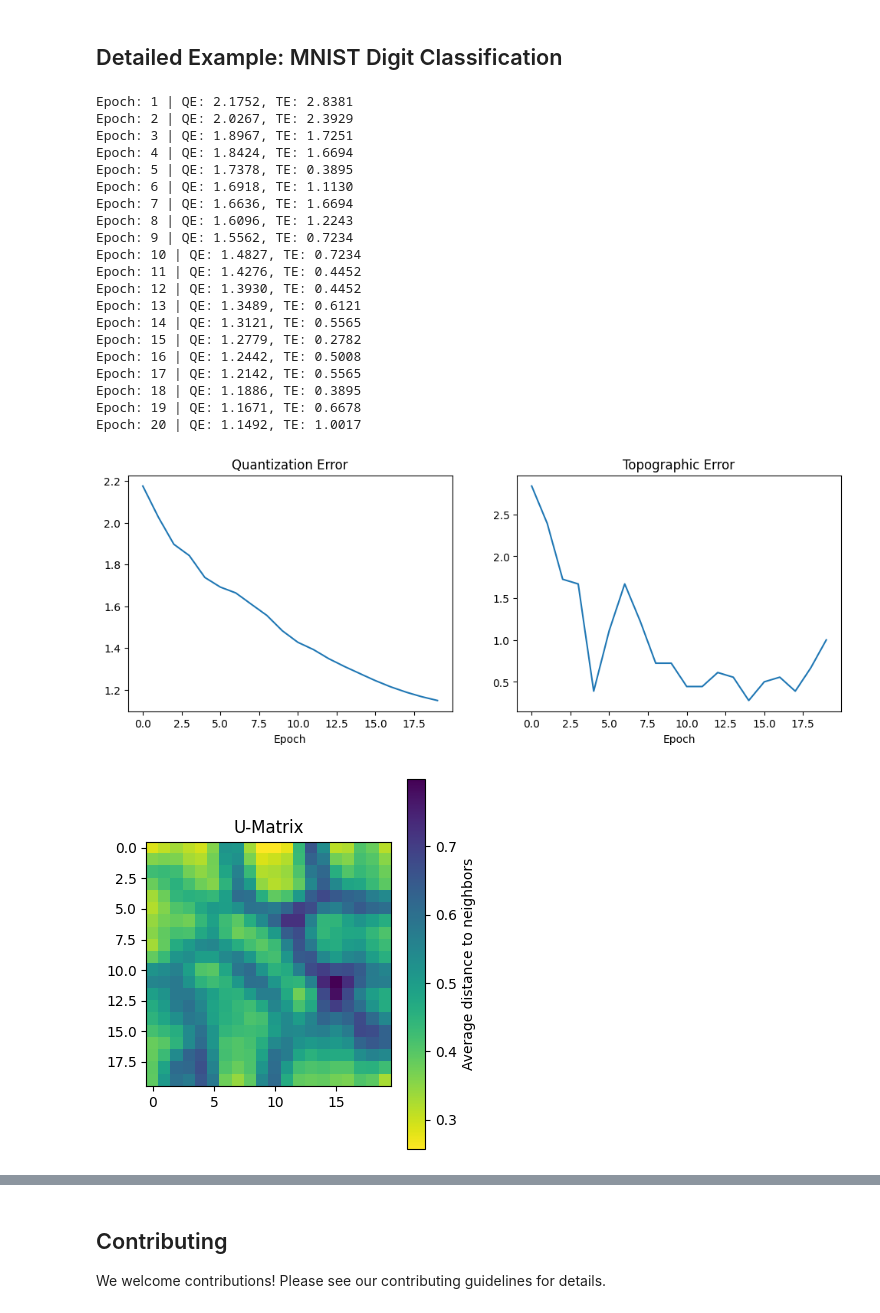
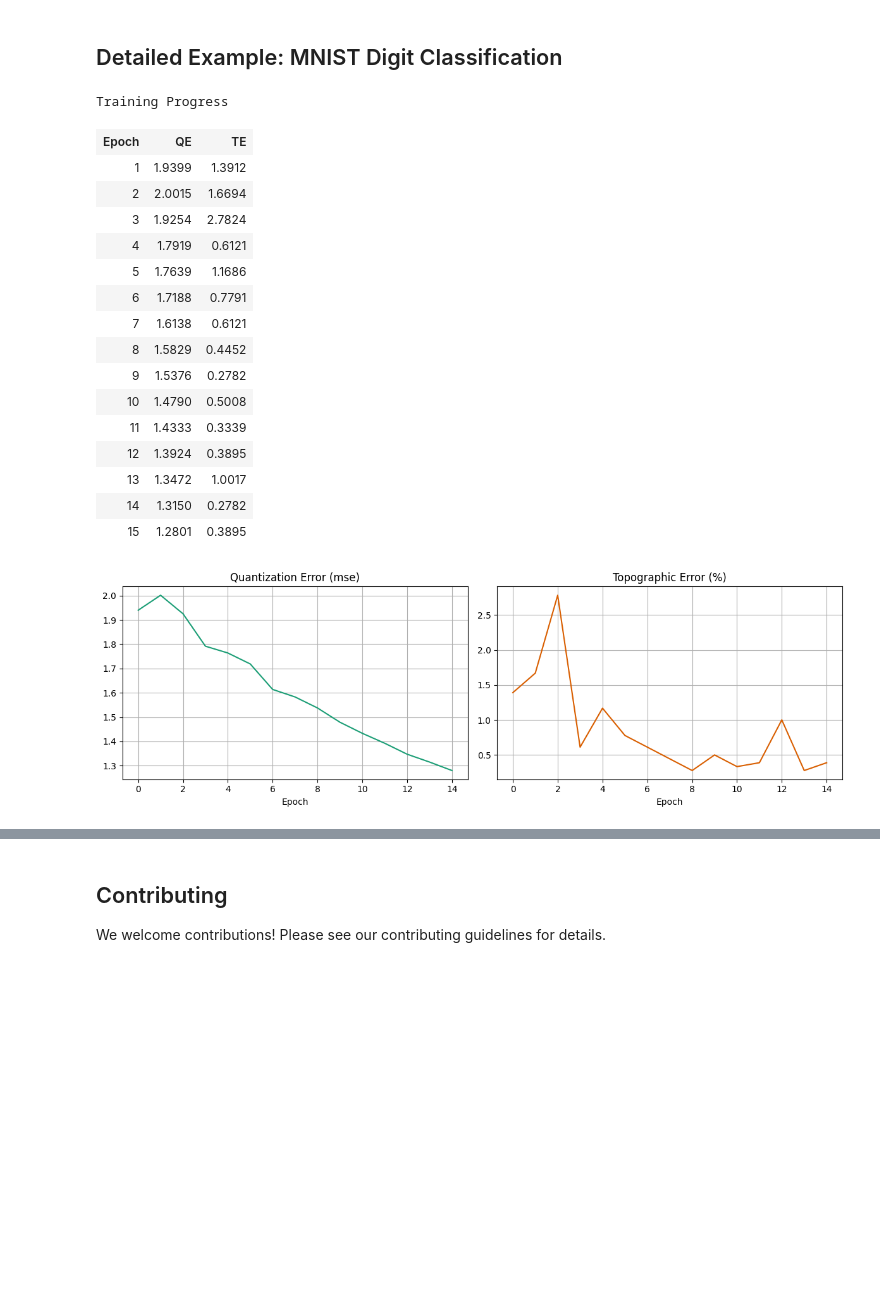
Before and after one commit to franckalbinet/teuvo, a Jupyter notebook: nbs/index.ipynb, the cells around one changed output, grey strips where cells are left out. Saved outputs shown, nothing was run; the diff lists cells and outputs as text; code cells hidden in the pictures; blank space fills up the shorter version.

```diff
--- a/nbs/index.ipynb
+++ b/nbs/index.ipynb
@@ -73,71 +77,52 @@ Epoch: 20 | QE: 1.1529, TE: 0.4452
 # %% [markdown]
 ## Detailed Example: MNIST Digit Classification
 # %%
+#| eval: false
 from teuvo.core import SOM, Scheduler
 import numpy as np
 from sklearn.datasets import load_digits
 import matplotlib.pyplot as plt
 
 # Load and preprocess data
 X, y = load_digits(return_X_y=True)
 X_norm = (X - np.mean(X, axis=-1, keepdims=True))/X.max()
 
 # Initialize SOM
 som = SOM(
     grid_sz=(20,20),
     input_dim=64,
     init='pca'  # Use PCA initialization
 )
 
 # Create custom schedulers
 lr_scheduler = Scheduler(start_val=1.0, end_val=0.01,
                          step_size=200, n_samples=len(X), n_epochs=20)
 sigma_scheduler = Scheduler(start_val=10.0, end_val=1.0,
                             step_size=200, n_samples=len(X), n_epochs=20)
 
 # Train
 weights, qe_errors, te_errors = som.fit(
     X_norm,
-    n_epochs=20,
+    n_epochs=15,
     lr_scheduler=lr_scheduler,
     sigma_scheduler=sigma_scheduler
 )
-
-# Visualize results
-plt.figure(figsize=(12,4))
-
-plt.subplot(121)
-plt.plot(qe_errors)
-plt.title('Quantization Error')
-plt.xlabel('Epoch')
-
-plt.subplot(122)
-plt.plot(te_errors)
-plt.title('Topographic Error')
-plt.xlabel('Epoch')
-
-som.plot_umatrix(figsize=(4,4))
-plt.tight_layout();
 # %% [output]
-Epoch: 1 | QE: 2.1752, TE: 2.8381
-Epoch: 2 | QE: 2.0267, TE: 2.3929
-Epoch: 3 | QE: 1.8967, TE: 1.7251
-Epoch: 4 | QE: 1.8424, TE: 1.6694
-Epoch: 5 | QE: 1.7378, TE: 0.3895
-Epoch: 6 | QE: 1.6918, TE: 1.1130
-Epoch: 7 | QE: 1.6636, TE: 1.6694
-Epoch: 8 | QE: 1.6096, TE: 1.2243
-Epoch: 9 | QE: 1.5562, TE: 0.7234
-Epoch: 10 | QE: 1.4827, TE: 0.7234
-Epoch: 11 | QE: 1.4276, TE: 0.4452
-Epoch: 12 | QE: 1.3930, TE: 0.4452
-Epoch: 13 | QE: 1.3489, TE: 0.6121
-Epoch: 14 | QE: 1.3121, TE: 0.5565
-Epoch: 15 | QE: 1.2779, TE: 0.2782
-Epoch: 16 | QE: 1.2442, TE: 0.5008
-Epoch: 17 | QE: 1.2142, TE: 0.5565
-Epoch: 18 | QE: 1.1886, TE: 0.3895
-Epoch: 19 | QE: 1.1671, TE: 0.6678
-Epoch: 20 | QE: 1.1492, TE: 1.0017
+Training Progress
+| Epoch | QE | TE |
+| 1 | 1.9399 | 1.3912 |
+| 2 | 2.0015 | 1.6694 |
+| 3 | 1.9254 | 2.7824 |
+| 4 | 1.7919 | 0.6121 |
+| 5 | 1.7639 | 1.1686 |
+| 6 | 1.7188 | 0.7791 |
+| 7 | 1.6138 | 0.6121 |
+| 8 | 1.5829 | 0.4452 |
+| 9 | 1.5376 | 0.2782 |
+| 10 | 1.4790 | 0.5008 |
+| 11 | 1.4333 | 0.3339 |
+| 12 | 1.3924 | 0.3895 |
+| 13 | 1.3472 | 1.0017 |
+| 14 | 1.3150 | 0.2782 |
+| 15 | 1.2801 | 0.3895 |
-[figure, old version]
+[figure, new version]
-[figure, removed]
```
Also changed, not shown: parts of 4 cells of this notebook, 15 other files.
